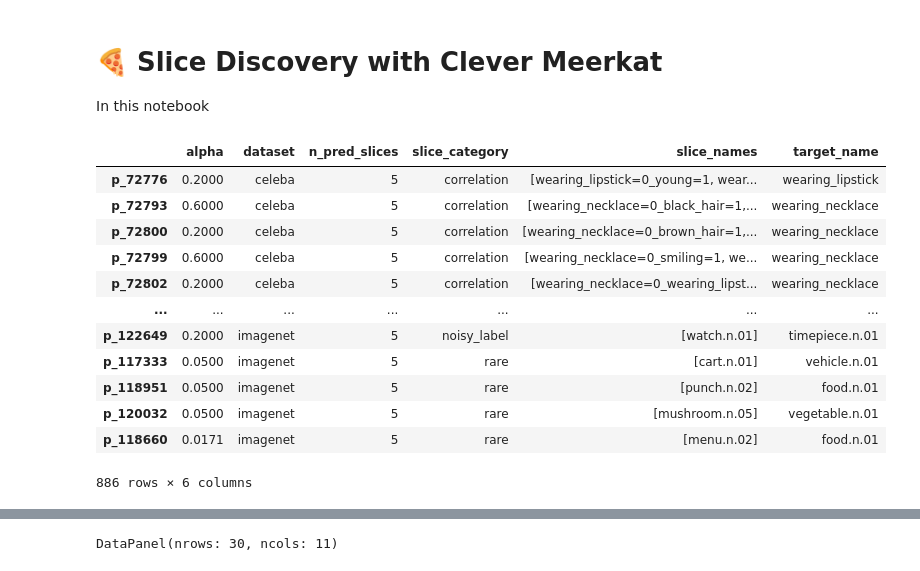
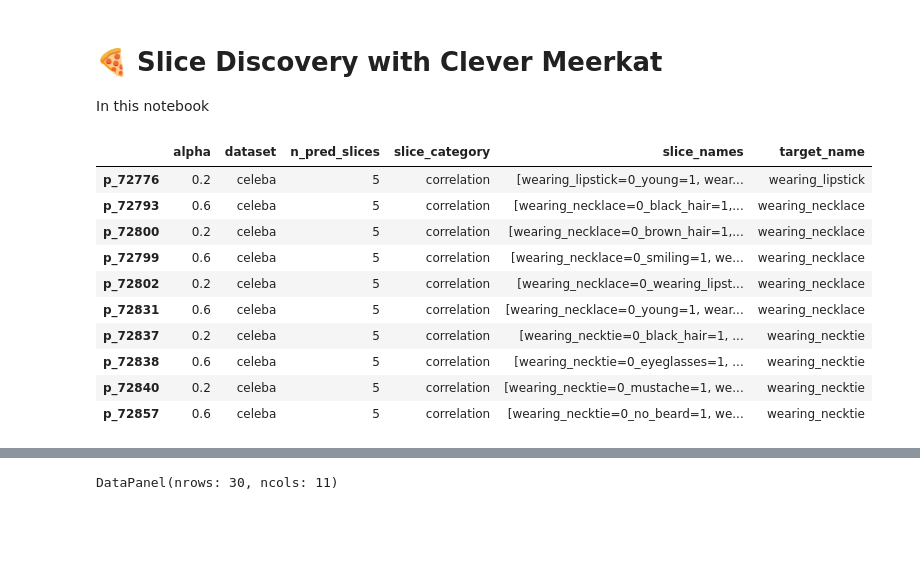
Before and after one commit to HazyResearch/clever-meerkat, a Jupyter notebook: meerkat/clever/sabri/Untitled.ipynb, the cells around one changed output, grey strips where cells are left out. Saved outputs shown, nothing was run; the diff lists cells and outputs as text; code cells hidden in the pictures; blank space fills up the shorter version.

```diff
--- a/meerkat/clever/sabri/Untitled.ipynb
+++ b/meerkat/clever/sabri/Untitled.ipynb
@@ -15,19 +15,17 @@ import dcbench
 # %%
 sd = dcbench.tasks["slice_discovery"]
 # %%
-sd.problems
+sd.problems.df[:10]
 # %% [output]
 |  | alpha | dataset | n_pred_slices | slice_category | slice_names | target_name |
-| p_72776 | 0.2000 | celeba | 5 | correlation | [wearing_lipstick=0_young=1, wear... | wearing_lipstick |
-| p_72793 | 0.6000 | celeba | 5 | correlation | [wearing_necklace=0_black_hair=1,... | wearing_necklace |
-| p_72800 | 0.2000 | celeba | 5 | correlation | [wearing_necklace=0_brown_hair=1,... | wearing_necklace |
-| p_72799 | 0.6000 | celeba | 5 | correlation | [wearing_necklace=0_smiling=1, we... | wearing_necklace |
-| p_72802 | 0.2000 | celeba | 5 | correlation | [wearing_necklace=0_wearing_lipst... | wearing_necklace |
-| ... | ... | ... | ... | ... | ... | ... |
-| p_122649 | 0.2000 | imagenet | 5 | noisy_label | [watch.n.01] | timepiece.n.01 |
-| p_117333 | 0.0500 | imagenet | 5 | rare | [cart.n.01] | vehicle.n.01 |
-| p_118951 | 0.0500 | imagenet | 5 | rare | [punch.n.02] | food.n.01 |
-| p_120032 | 0.0500 | imagenet | 5 | rare | [mushroom.n.05] | vegetable.n.01 |
-| p_118660 | 0.0171 | imagenet | 5 | rare | [menu.n.02] | food.n.01 |
+| p_72776 | 0.2 | celeba | 5 | correlation | [wearing_lipstick=0_young=1, wear... | wearing_lipstick |
+| p_72793 | 0.6 | celeba | 5 | correlation | [wearing_necklace=0_black_hair=1,... | wearing_necklace |
+| p_72800 | 0.2 | celeba | 5 | correlation | [wearing_necklace=0_brown_hair=1,... | wearing_necklace |
+| p_72799 | 0.6 | celeba | 5 | correlation | [wearing_necklace=0_smiling=1, we... | wearing_necklace |
+| p_72802 | 0.2 | celeba | 5 | correlation | [wearing_necklace=0_wearing_lipst... | wearing_necklace |
+| p_72831 | 0.6 | celeba | 5 | correlation | [wearing_necklace=0_young=1, wear... | wearing_necklace |
+| p_72837 | 0.2 | celeba | 5 | correlation | [wearing_necktie=0_black_hair=1, ... | wearing_necktie |
+| p_72838 | 0.6 | celeba | 5 | correlation | [wearing_necktie=0_eyeglasses=1, ... | wearing_necktie |
+| p_72840 | 0.2 | celeba | 5 | correlation | [wearing_necktie=0_mustache=1, we... | wearing_necktie |
+| p_72857 | 0.6 | celeba | 5 | correlation | [wearing_necktie=0_no_beard=1, we... | wearing_necktie |
-886 rows × 6 columns
 # %%
```
Also changed, not shown: parts of 18 cells of this notebook.
